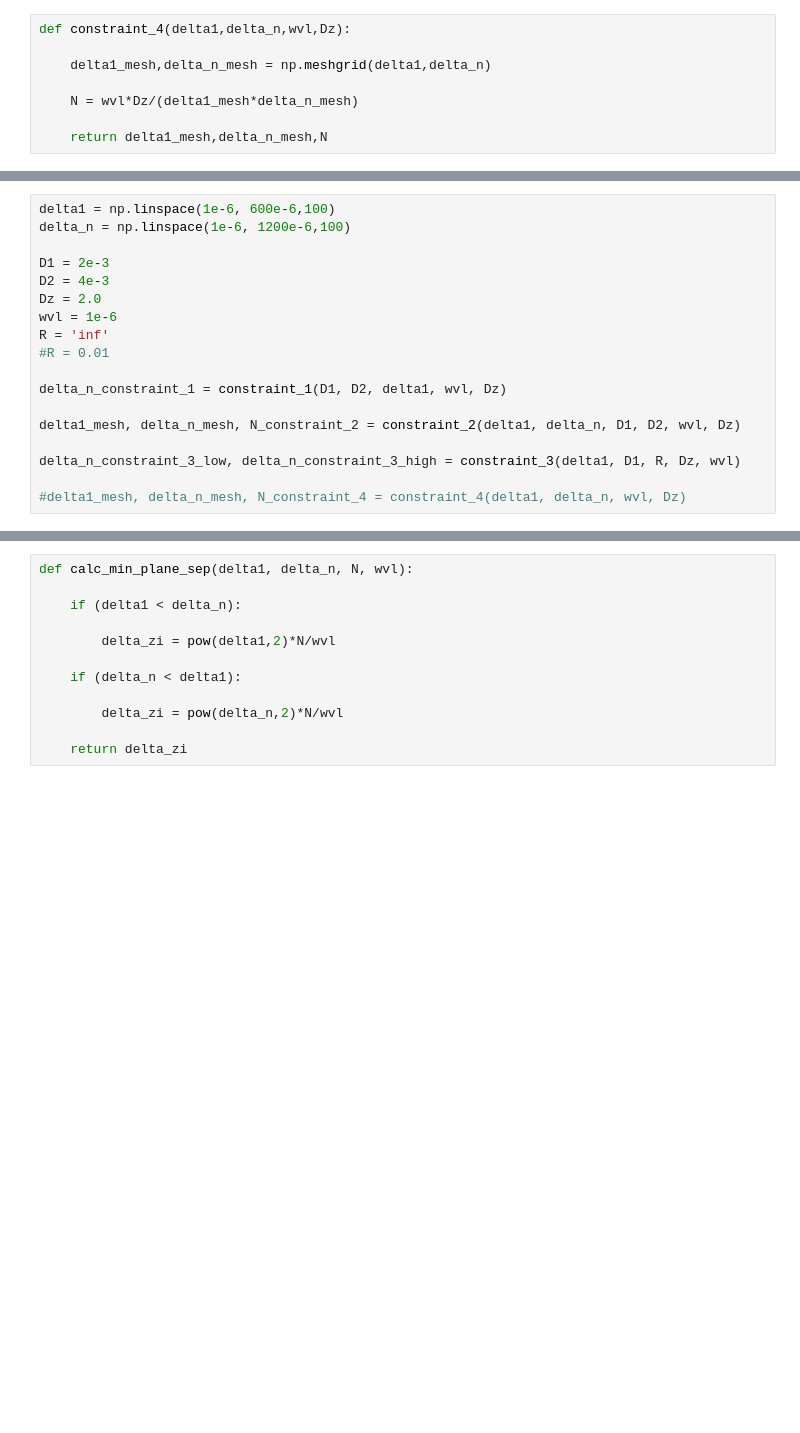
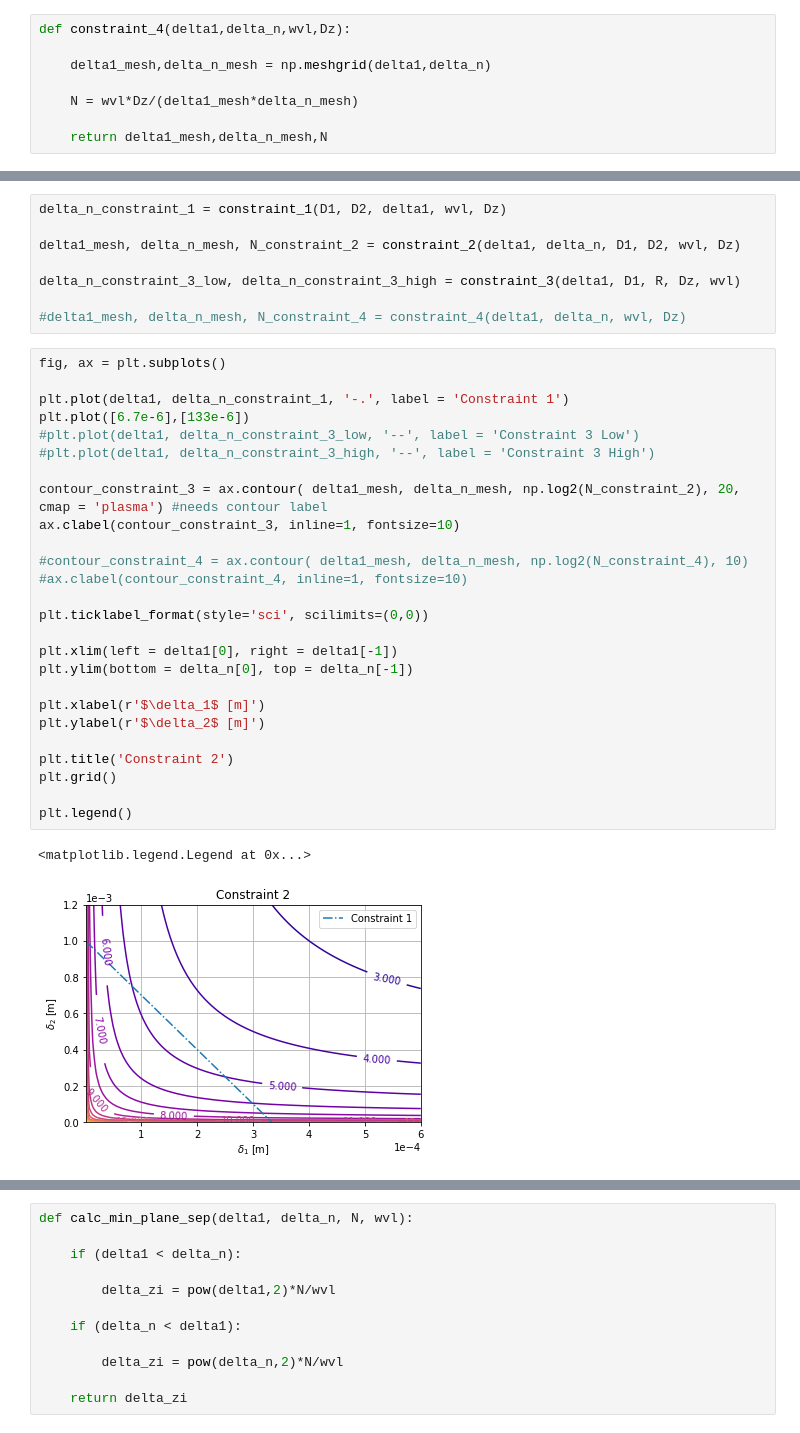
Before and after one commit to Ein-Octocat/scintillation_profiling_code, a Jupyter notebook: exercise_sampling_constraints_angular_spectrum_partial_propagation_method.ipynb, the cells around one changed output, grey strips where cells are left out. Cells and saved outputs as stored; diff of their text form; blank space fills up the shorter version.

```diff
--- a/exercise_sampling_constraints_angular_spectrum_partial_propagation_method.ipynb
+++ b/exercise_sampling_constraints_angular_spectrum_partial_propagation_method.ipynb
@@ -56,14 +66,4 @@ def constraint_4(delta1,delta_n,wvl,Dz):
 # %%
-delta1 = np.linspace(1e-6, 600e-6,100)
-delta_n = np.linspace(1e-6, 1200e-6,100)
-
-D1 = 2e-3
-D2 = 4e-3
-Dz = 2.0
-wvl = 1e-6
-R = 'inf'
-#R = 0.01
-
 delta_n_constraint_1 = constraint_1(D1, D2, delta1, wvl, Dz)
 
 delta1_mesh, delta_n_mesh, N_constraint_2 = constraint_2(delta1, delta_n, D1, D2, wvl, Dz)
@@ -71,3 +71,32 @@ delta1_mesh, delta_n_mesh, N_constraint_2 = constraint_2(delta1, delta_n, D1, D2
 delta_n_constraint_3_low, delta_n_constraint_3_high = constraint_3(delta1, D1, R, Dz, wvl)
 
 #delta1_mesh, delta_n_mesh, N_constraint_4 = constraint_4(delta1, delta_n, wvl, Dz)
+# %%
+fig, ax = plt.subplots()
+
+plt.plot(delta1, delta_n_constraint_1, '-.', label = 'Constraint 1')
+plt.plot([6.7e-6],[133e-6])
+#plt.plot(delta1, delta_n_constraint_3_low, '--', label = 'Constraint 3 Low')
+#plt.plot(delta1, delta_n_constraint_3_high, '--', label = 'Constraint 3 High')
+
+contour_constraint_3 = ax.contour( delta1_mesh, delta_n_mesh, np.log2(N_constraint_2), 20, cmap = 'plasma') #needs contour label
+ax.clabel(contour_constraint_3, inline=1, fontsize=10)
+
+#contour_constraint_4 = ax.contour( delta1_mesh, delta_n_mesh, np.log2(N_constraint_4), 10)
+#ax.clabel(contour_constraint_4, inline=1, fontsize=10)
+
+plt.ticklabel_format(style='sci', scilimits=(0,0))
+
+plt.xlim(left = delta1[0], right = delta1[-1])
+plt.ylim(bottom = delta_n[0], top = delta_n[-1])
+
+plt.xlabel(r'$\delta_1$ [m]')
+plt.ylabel(r'$\delta_2$ [m]')
+
+plt.title('Constraint 2')
+plt.grid()
+
+plt.legend()
+# %% [output]
+<matplotlib.legend.Legend at 0x...>
+[figure, added]
```
Also changed, not shown: parts of 5 cells of this notebook, 1 other file.
